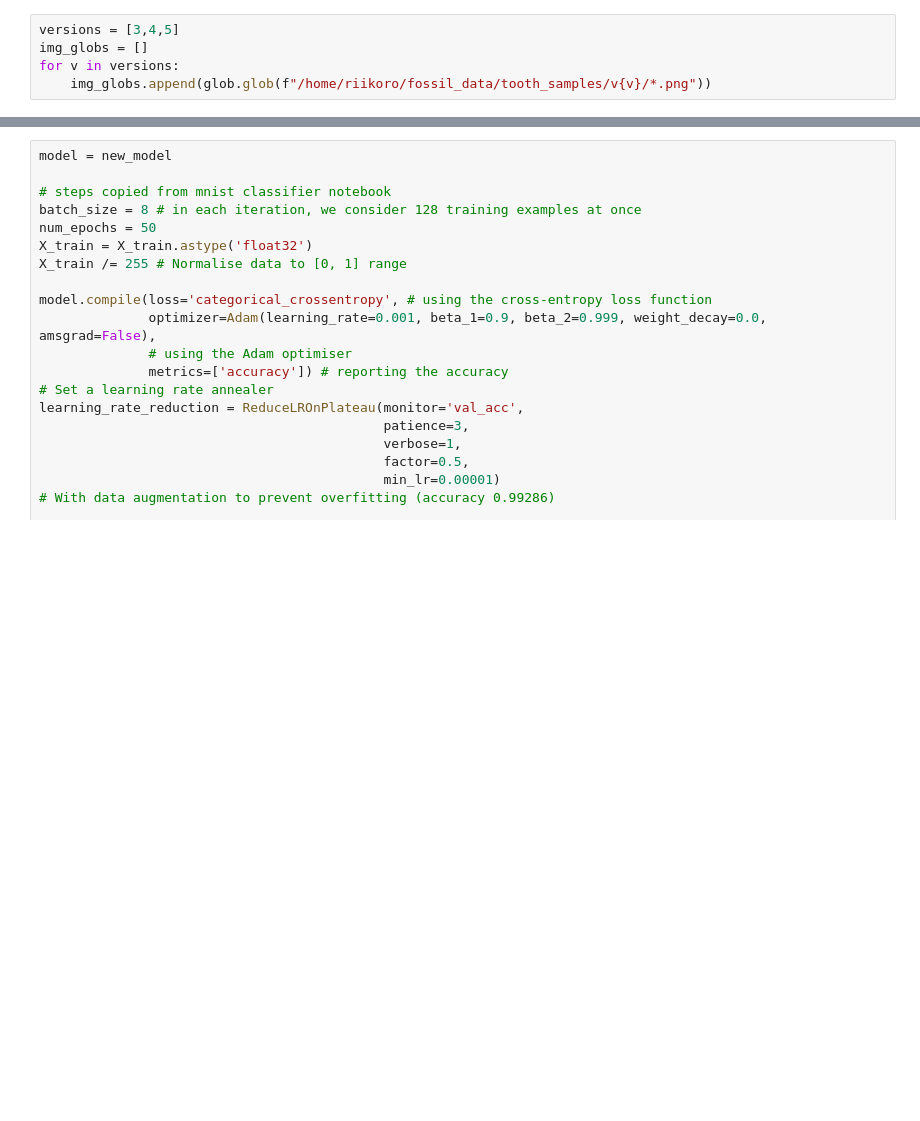
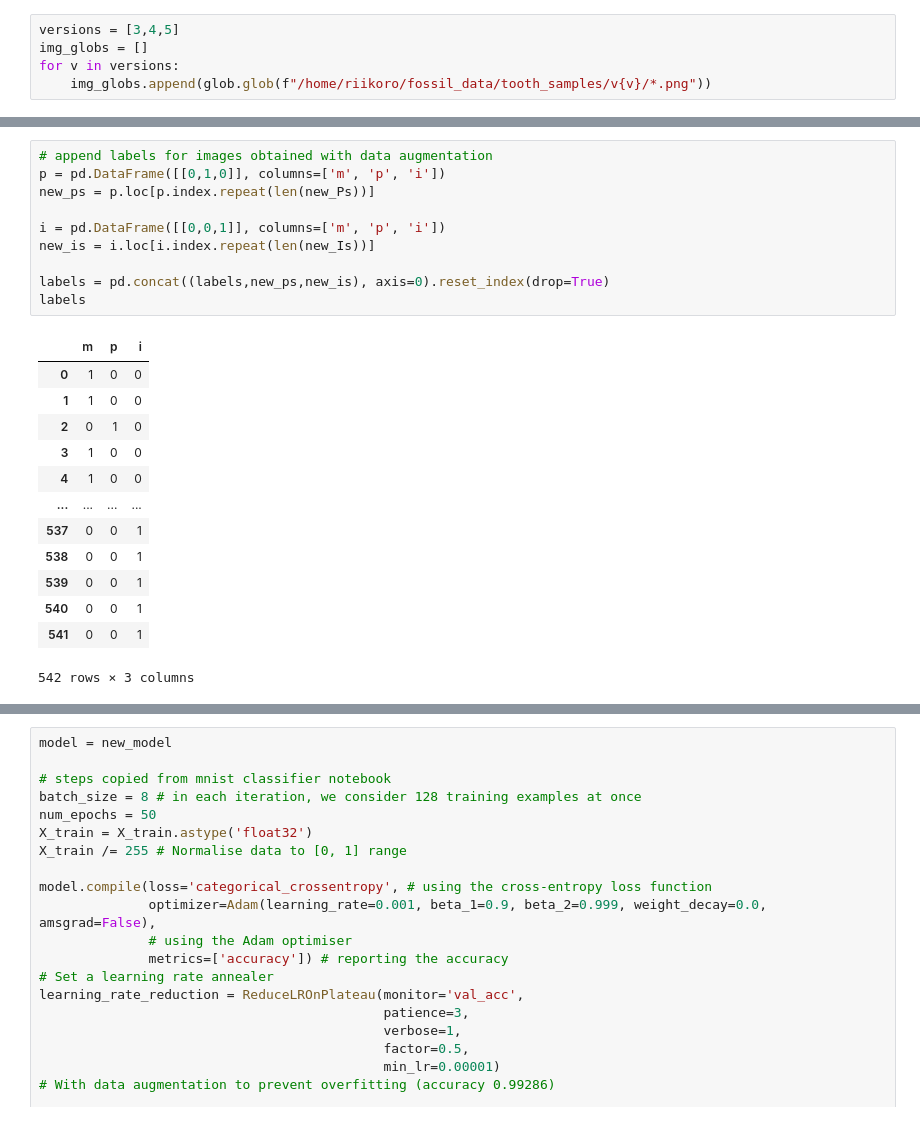
Before and after one commit to korolainenriikka/thesis, a Jupyter notebook: code/experiments/MPIC.ipynb, the cells around one changed output, grey strips where cells are left out. Drawn from its saved outputs; the diff is of its cells as text; blank space fills up the shorter version.

```diff
--- a/code/experiments/MPIC.ipynb
+++ b/code/experiments/MPIC.ipynb
@@ -223,6 +283,30 @@ labels
 | 304 | 0 | 0 | 1 |
 | 305 | 0 | 0 | 1 |
 306 rows × 3 columns
+# %%
+# append labels for images obtained with data augmentation
+p = pd.DataFrame([[0,1,0]], columns=['m', 'p', 'i'])
+new_ps = p.loc[p.index.repeat(len(new_Ps))]
+
+i = pd.DataFrame([[0,0,1]], columns=['m', 'p', 'i'])
+new_is = i.loc[i.index.repeat(len(new_Is))]
+
+labels = pd.concat((labels,new_ps,new_is), axis=0).reset_index(drop=True)
+labels
+# %% [output]
+|  | m | p | i |
+| 0 | 1 | 0 | 0 |
+| 1 | 1 | 0 | 0 |
+| 2 | 0 | 1 | 0 |
+| 3 | 1 | 0 | 0 |
+| 4 | 1 | 0 | 0 |
+| ... | ... | ... | ... |
+| 537 | 0 | 0 | 1 |
+| 538 | 0 | 0 | 1 |
+| 539 | 0 | 0 | 1 |
+| 540 | 0 | 0 | 1 |
+| 541 | 0 | 0 | 1 |
+542 rows × 3 columns
 # %%
 
 X_train, X_val, Y_train, Y_val = train_test_split(teeth, labels, test_size = 0.1, random_state=2)
```
Also changed, not shown: parts of 17 cells of this notebook, 2 other files.
